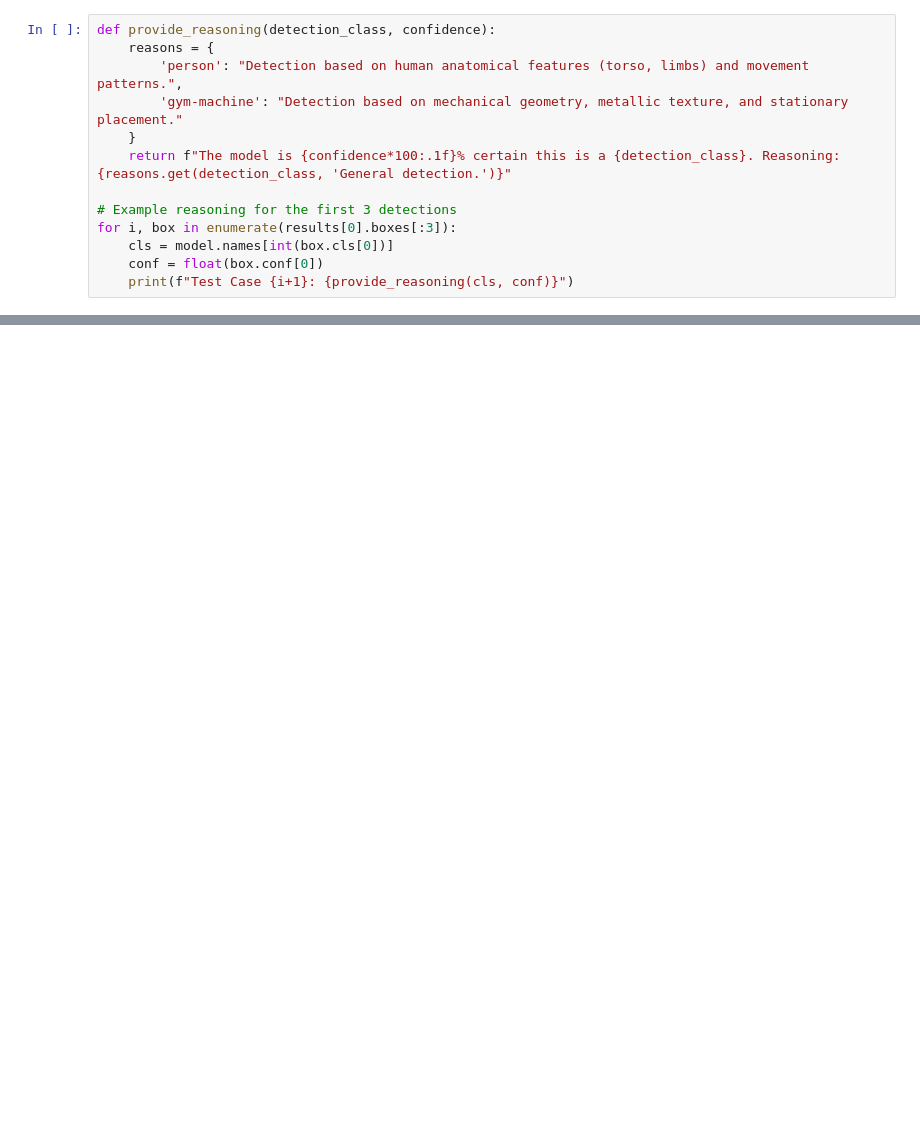
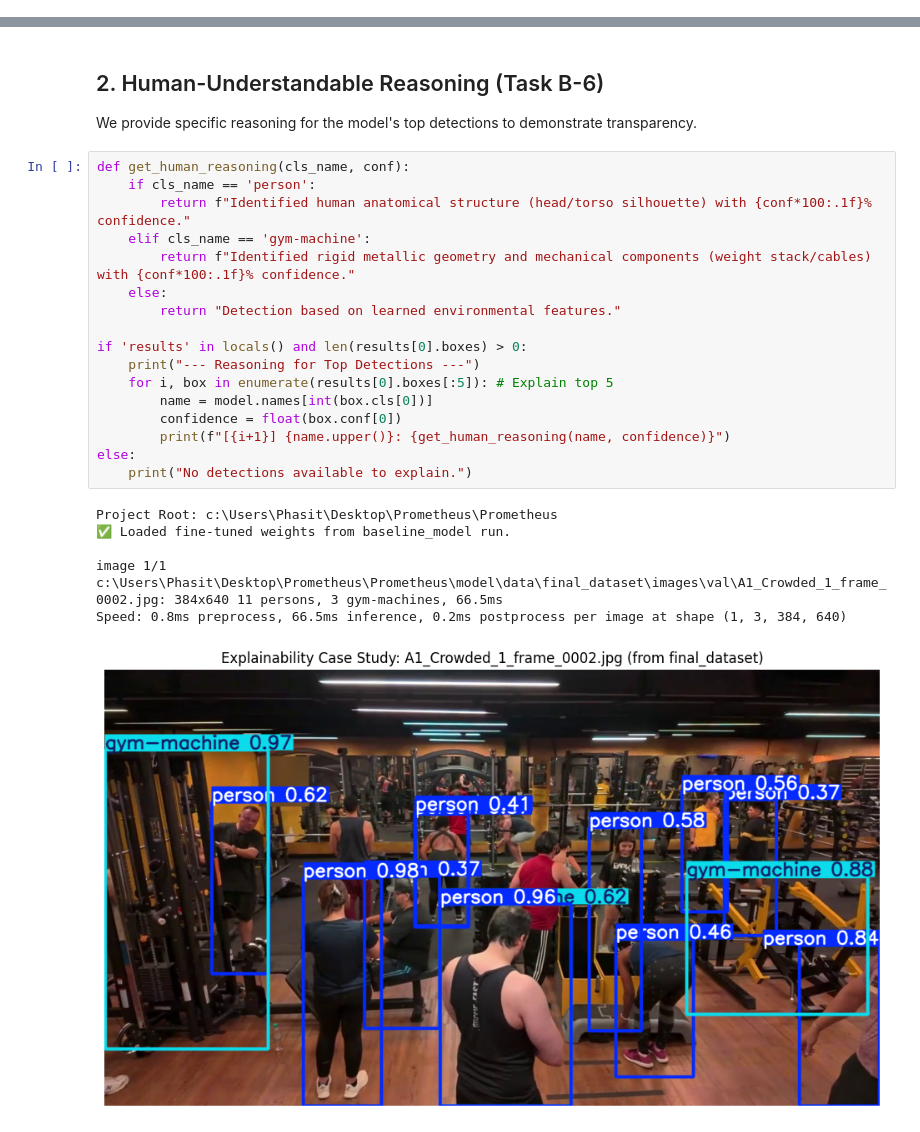
Before and after one commit to Olympuzz-Land-of-Wealth/Prometheus, a Jupyter notebook: notebooks/B5_B6_Explainability_Reasoning.ipynb, the cells around one changed output, grey strips where cells are left out. Cells and saved outputs as stored; diff of their text form; blank space fills up the shorter version.

```diff
--- a/notebooks/B5_B6_Explainability_Reasoning.ipynb
+++ b/notebooks/B5_B6_Explainability_Reasoning.ipynb
@@ -44,13 +8,0 @@ We provide human-understandable explanations for individual predictions to build
-# %%
-def provide_reasoning(detection_class, confidence):
-    reasons = {
-        'person': "Detection based on human anatomical features (torso, limbs) and movement patterns.",
-        'gym-machine': "Detection based on mechanical geometry, metallic texture, and stationary placement."
-    }
-    return f"The model is {confidence*100:.1f}% certain this is a {detection_class}. Reasoning: {reasons.get(detection_class, 'General detection.')}"
-
-# Example reasoning for the first 3 detections
-for i, box in enumerate(results[0].boxes[:3]):
-    cls = model.names[int(box.cls[0])]
-    conf = float(box.conf[0])
-    print(f"Test Case {i+1}: {provide_reasoning(cls, conf)}")
@@ -56,0 +67,27 @@ for i, box in enumerate(results[0].boxes[:3]):
+# %% [markdown]
+## 2. Human-Understandable Reasoning (Task B-6)
+We provide specific reasoning for the model's top detections to demonstrate transparency.
+# %%
+def get_human_reasoning(cls_name, conf):
+    if cls_name == 'person':
+        return f"Identified human anatomical structure (head/torso silhouette) with {conf*100:.1f}% confidence."
+    elif cls_name == 'gym-machine':
+        return f"Identified rigid metallic geometry and mechanical components (weight stack/cables) with {conf*100:.1f}% confidence."
+    else:
+        return "Detection based on learned environmental features."
+
+if 'results' in locals() and len(results[0].boxes) > 0:
+    print("--- Reasoning for Top Detections ---")
+    for i, box in enumerate(results[0].boxes[:5]): # Explain top 5
+        name = model.names[int(box.cls[0])]
+        confidence = float(box.conf[0])
+        print(f"[{i+1}] {name.upper()}: {get_human_reasoning(name, confidence)}")
+else:
+    print("No detections available to explain.")
+# %% [output]
+Project Root: c:\Users\Phasit\Desktop\Prometheus\Prometheus
+✅ Loaded fine-tuned weights from baseline_model run.
+
+image 1/1 c:\Users\Phasit\Desktop\Prometheus\Prometheus\model\data\final_dataset\images\val\A1_Crowded_1_frame_0002.jpg: 384x640 11 persons, 3 gym-machines, 66.5ms
+Speed: 0.8ms preprocess, 66.5ms inference, 0.2ms postprocess per image at shape (1, 3, 384, 640)
+[figure, added]
```
Also changed, not shown: parts of 4 cells of this notebook, 16 other files.
